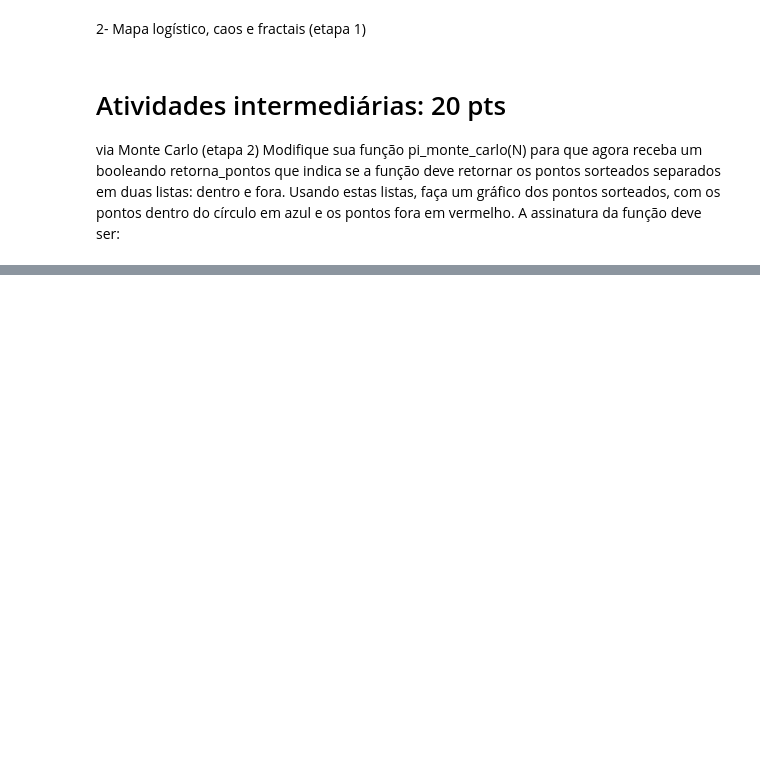
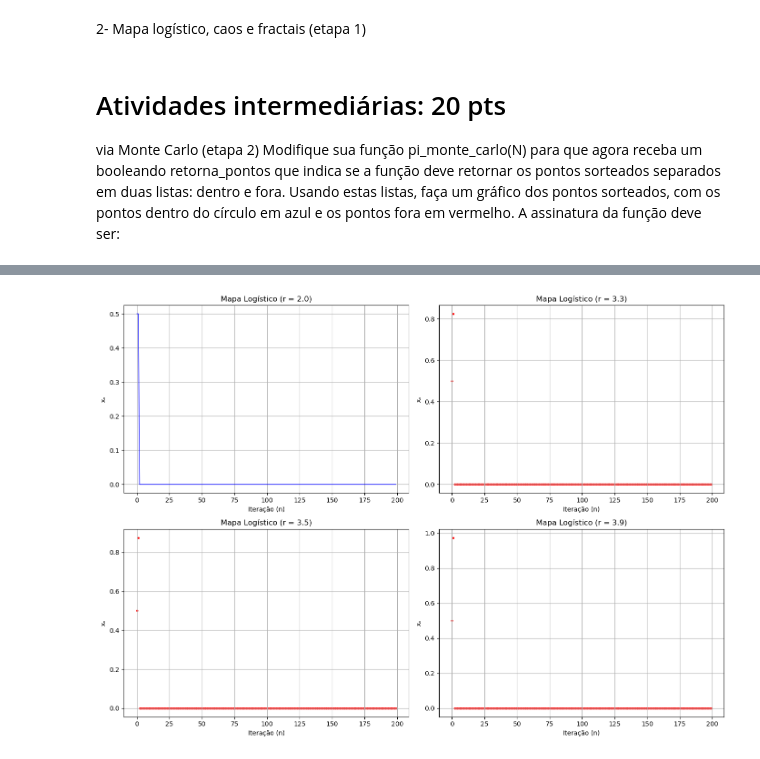
Before and after one commit to marianasenuke/testevscode2, a Jupyter notebook: teste.ipynb, the cells around one changed output, grey strips where cells are left out. Drawn from its saved outputs; the diff is of its cells as text; code cells hidden in the pictures; blank space fills up the shorter version.

```diff
--- a/teste.ipynb
+++ b/teste.ipynb
@@ -129,0 +273,83 @@ plt.show()
+# %%
+import numpy as np
+import matplotlib.pyplot as plt
+
+def mapa_logistico(r, x0, N):
+    """
+    Calcula a evolução do mapa logístico xn+1 = r * xn * (1 - xn)
+
+    Parâmetros:
+    r - parâmetro de crescimento (0 ≤ r ≤ 4)
+    x0 - condição inicial (0 < x0 < 1)
+    N - número de iterações
+
+    Retorna:
+    Array com os valores de xn para n = 0 a N
+    """
+    xn = np.zeros(N+1)
+    xn[0] = x0
+    for n in range(N):
+        xn[n+1] = r * xn[n] * (1 - xn[n])
+    return xn
+
+def mapa_logistico_vetorizado(r, x0, N):
+    """
+    Versão vetorizada do mapa logístico (mais eficiente para N grande)
+    """
+    xn = np.zeros(N+1)
+    xn[0] = x0
+    xn[1:] = r * xn[:-1] * (1 - xn[:-1])
+    return xn
+
+def plot_comportamento(r_values, x0=0.5, N=1000, show_points=200):
+    """
+    Plota o comportamento do mapa logístico para diferentes valores de r
+
+    Parâmetros:
+    r_values - lista de valores de r para analisar
+    x0 - condição inicial
+    N - número total de iterações
+    show_points - número de iterações a mostrar nos gráficos
+    """
+    plt.figure(figsize=(14, 10))
+
+    for i, r in enumerate(r_values, 1):
+        # Calcular trajetória (usando a versão vetorizada para eficiência)
+        xn = mapa_logistico_vetorizado(r, x0, N)
+
+        plt.subplot(2, 2, i)
+
+        if r == 2.0:
+            # Para r=2.0 usamos gráfico de linhas
+            plt.plot(xn[:show_points], 'b-', linewidth=1)
+        else:
+            # Para outros valores usamos scatter plot
+            plt.scatter(range(show_points), xn[:show_points], s=5, c='r')
+
+        plt.title(f'Mapa Logístico (r = {r})')
+        plt.xlabel('Iteração (n)')
+        plt.ylabel('xₙ')
+        plt.grid(True)
+
+    plt.tight_layout()
+    plt.show()
+
+# Valores de r para análise
+valores_r = [2.0, 3.3, 3.5, 3.9]
+
+# Executar análise e plotagem
+print("Análise do comportamento do mapa logístico para diferentes valores de r:")
+print(f"Valores de r analisados: {valores_r}")
+print(f"Condição inicial: x0 = 0.5")
+print(f"Número de iterações: 1000 (mostrando as primeiras 200)")
+
+plot_comportamento(valores_r)
+
+# Demonstração da diferença entre as implementações
+print("\nComparação entre as versões do algoritmo:")
+N_test = 100000
+print(f"Tempo para N = {N_test} usando versão com loop:")
+%timeit mapa_logistico(3.9, 0.5, N_test)
+print(f"\nTempo para N = {N_test} usando versão vetorizada:")
+%timeit mapa_logistico_vetorizado(3.9, 0.5, N_test)
+# %% [output]
@@ -129,0 +360 @@ plt.show()
+[figure, added]
```
Also changed, not shown: parts of 9 cells of this notebook.
